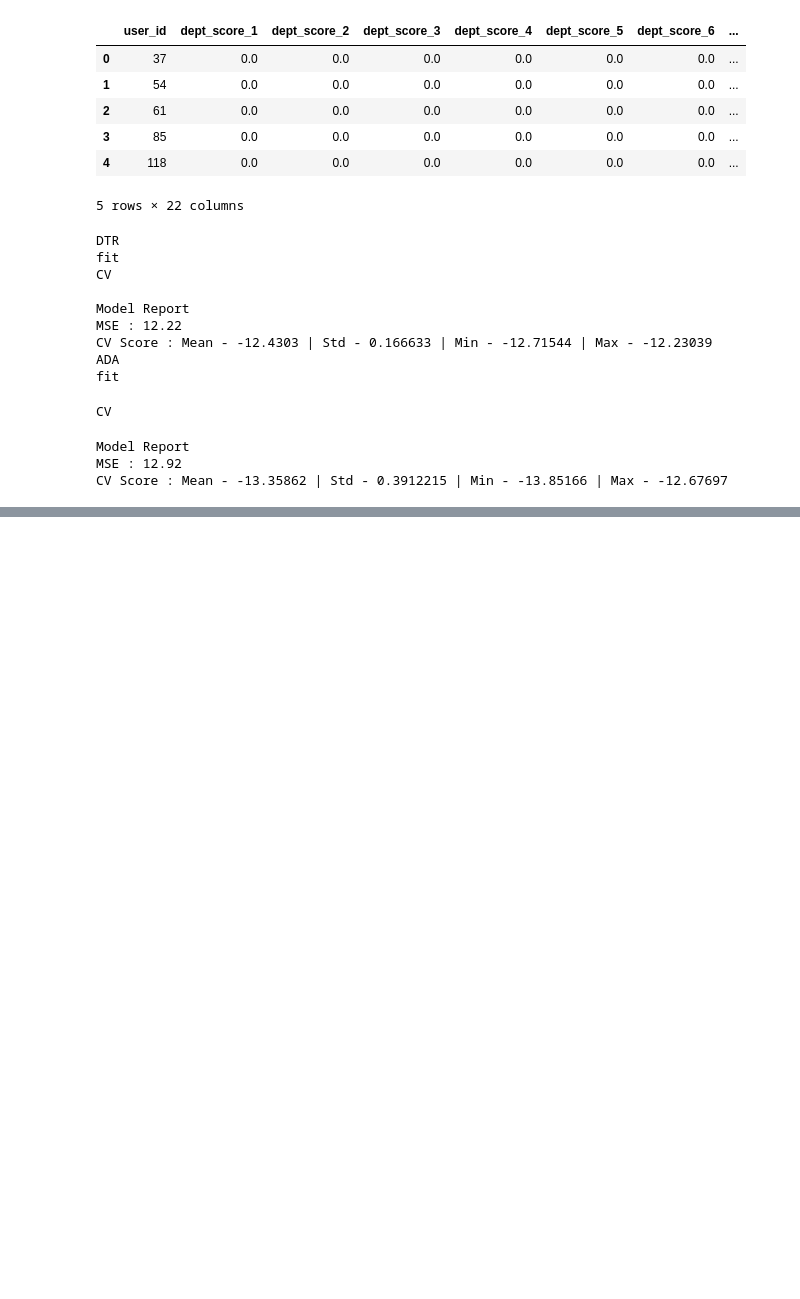
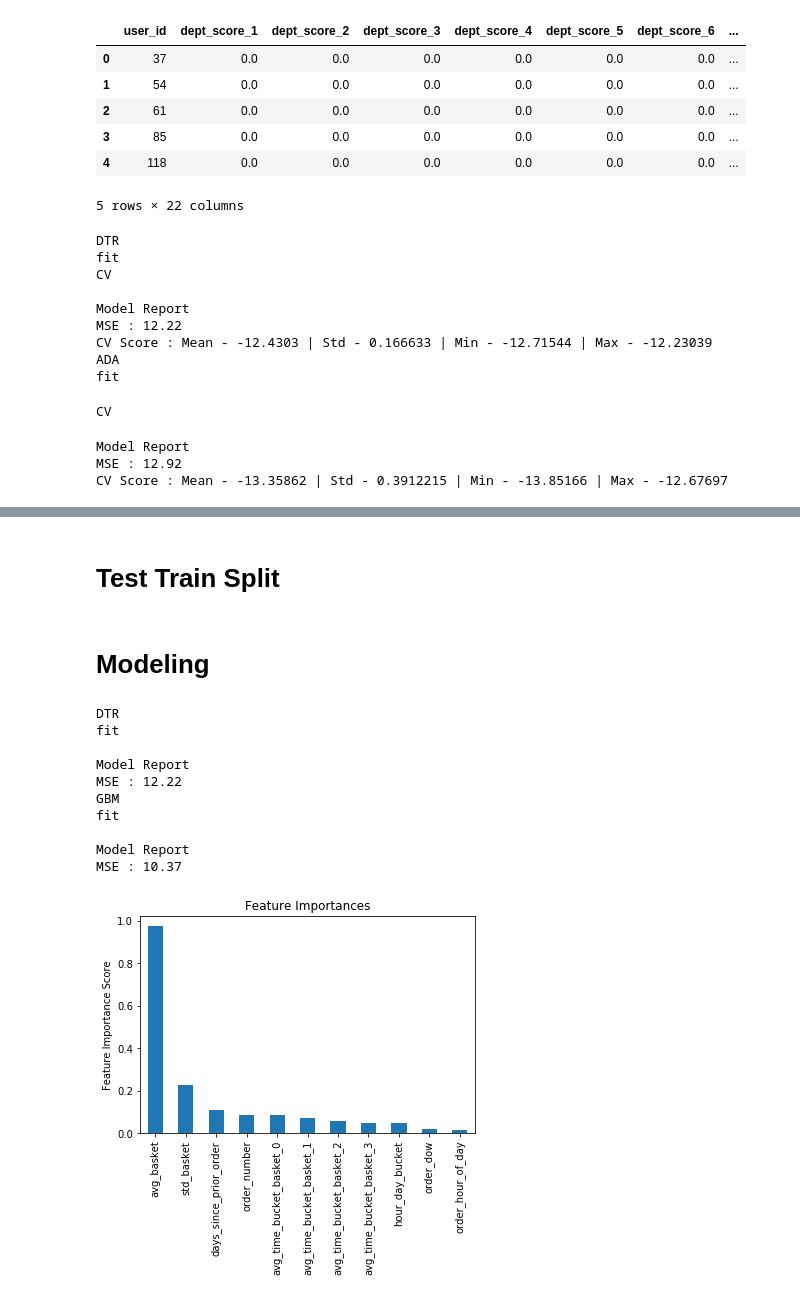
Before and after one commit to aslakey/InstaKart, a Jupyter notebook: nItems.ipynb, the cells around one changed output, grey strips where cells are left out. Saved outputs shown, nothing was run; the diff lists cells and outputs as text; code cells hidden in the pictures; blank space fills up the shorter version.

Commit message:
GBM nitems predictions

```diff
--- a/nItems.ipynb
+++ b/nItems.ipynb
@@ -232,0 +253,2 @@ CV Score : Mean - -13.35862 | Std - 0.3912215 | Min - -13.85166 | Max - -12.6769
+# %% [markdown]
+# Test Train Split
@@ -232,0 +279,56 @@ CV Score : Mean - -13.35862 | Std - 0.3912215 | Min - -13.85166 | Max - -12.6769
+# %% [markdown]
+# Modeling
+# %%
+#cross validation function
+def cv_modelfit(alg, dtrain, y, predictors, performCV=False, printFeatureImportance=True, cv_folds=5):
+    #Fit the algorithm on the data
+    print("fit")
+    alg.fit(dtrain[predictors], dtrain[y].values.ravel())
+
+    #Predict training set:
+    dtrain_predictions = alg.predict(dtrain[predictors])
+
+    #Perform cross-validation:
+
+    if performCV:
+        print("CV")
+        cv_score = cross_validation.cross_val_score(alg, dtrain[predictors], dtrain[y].values.ravel(), cv=cv_folds, scoring='neg_mean_squared_error')
+
+    #Print model report:
+    print ("\nModel Report")
+    print ("MSE : %.4g" % metrics.mean_squared_error(dtrain[y].values, dtrain_predictions))
+
+    if performCV:
+        print ("CV Score : Mean - %.7g | Std - %.7g | Min - %.7g | Max - %.7g" % (np.mean(cv_score),np.std(cv_score),np.min(cv_score),np.max(cv_score)))
+
+    #Print Feature Importance:
+    if printFeatureImportance:
+        feat_imp = pd.Series(alg.feature_importances_, predictors).sort_values(ascending=False)
+        feat_imp.plot(kind='bar', title='Feature Importances')
+        plt.ylabel('Feature Importance Score')
+# %%
+%matplotlib inline
+#baseline models:
+rng = np.random.RandomState(7)
+
+gbm0 = GradientBoostingRegressor(random_state=rng)
+dtr = DecisionTreeRegressor(max_depth=5)
+ada = AdaBoostRegressor(DecisionTreeRegressor(max_depth=5),
+                          n_estimators=60, random_state=rng)
+
+print("DTR")
+cv_modelfit(dtr, train, y_keys, x_keys)
+print("GBM")
+cv_modelfit(gbm0, test, y_keys, x_keys)
+# %% [output]
+DTR
+fit
+
+Model Report
+MSE : 12.22
+GBM
+fit
+
+Model Report
+MSE : 10.37
+[figure, added]
```
Also changed, not shown: parts of 15 cells of this notebook, 6 other files.
